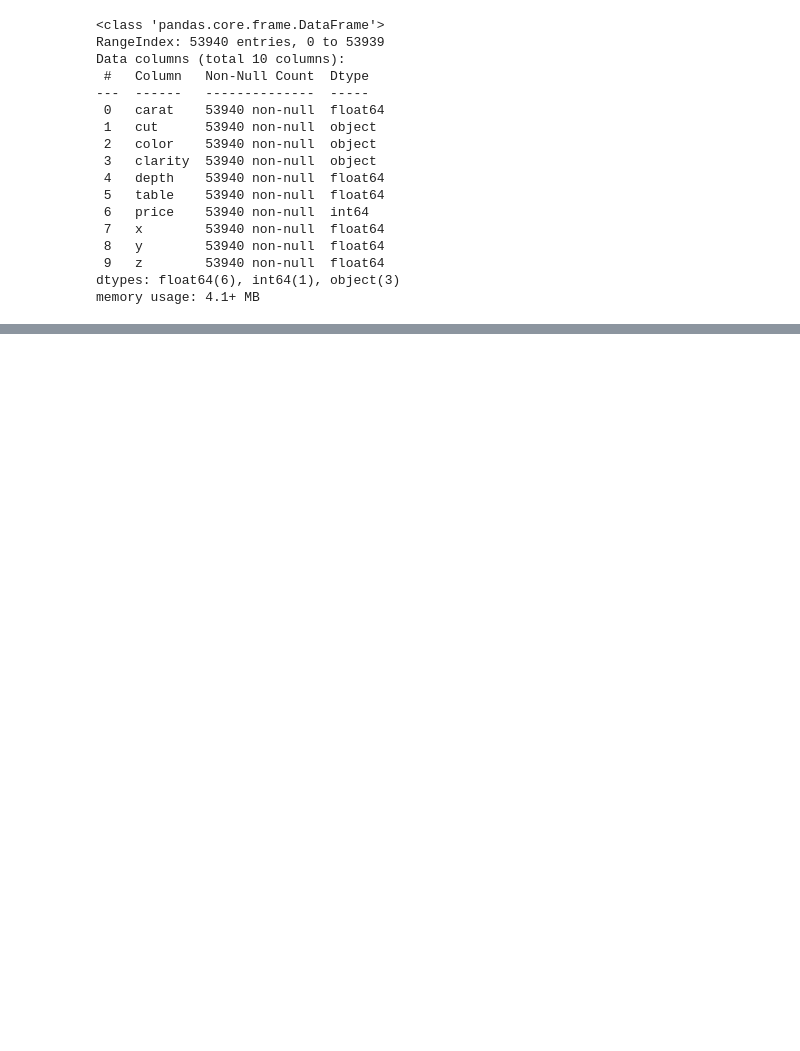
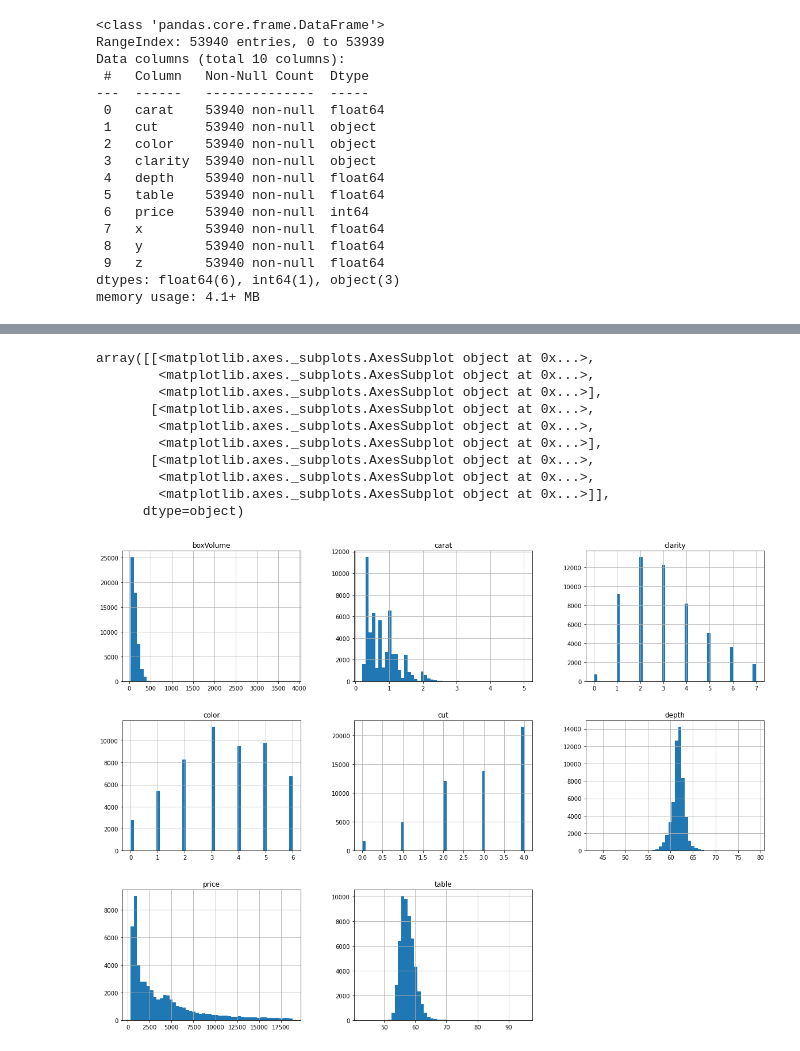
Before and after one commit to appeldaniel1998/Intro-to-Data-Sciences-Final-Project, a Jupyter notebook: Diamonds - Regression.ipynb, the cells around one changed output, grey strips where cells are left out. Saved outputs shown, nothing was run; the diff lists cells and outputs as text; code cells hidden in the pictures; blank space fills up the shorter version.

```diff
--- a/Diamonds - Regression.ipynb
+++ b/Diamonds - Regression.ipynb
@@ -240,0 +122,4 @@ scores
+# %%
+df['cut'] = df['cut'].replace({'Fair': 0, 'Good': 1, 'Very Good': 2, 'Premium': 3, 'Ideal': 4})
+df['color'] = df['color'].replace({'J': 0, 'I': 1, 'H': 2, 'G': 3, 'F': 4, 'E': 5, 'D': 6})
+df['clarity'] = df['clarity'].replace({'I1': 0, 'SI2': 1, 'SI1': 2, 'VS2': 3, 'VS1': 4, 'VVS2': 5, 'VVS1': 6, 'IF': 7})
@@ -240,0 +175,3 @@ scores
+# %%
+zeroes = df.groupby('z').get_group(0).index
+df = df.drop(zeroes)
@@ -240,0 +197,4 @@ scores
+# %%
+df['boxVolume'] = df['x'] * df['y'] * df['z']
+df = df.drop(['x', 'y', 'z'], axis = 1)
+df
@@ -240,0 +217,14 @@ scores
+# %%
+df.hist(bins=50, figsize=(20,15))
+# %% [output]
+array([[<matplotlib.axes._subplots.AxesSubplot object at 0x...>,
+        <matplotlib.axes._subplots.AxesSubplot object at 0x...>,
+        <matplotlib.axes._subplots.AxesSubplot object at 0x...>],
+       [<matplotlib.axes._subplots.AxesSubplot object at 0x...>,
+        <matplotlib.axes._subplots.AxesSubplot object at 0x...>,
+        <matplotlib.axes._subplots.AxesSubplot object at 0x...>],
+       [<matplotlib.axes._subplots.AxesSubplot object at 0x...>,
+        <matplotlib.axes._subplots.AxesSubplot object at 0x...>,
+        <matplotlib.axes._subplots.AxesSubplot object at 0x...>]],
+      dtype=object)
+[figure, added]
```
Also changed, not shown: parts of 60 cells of this notebook, 1 other file.
